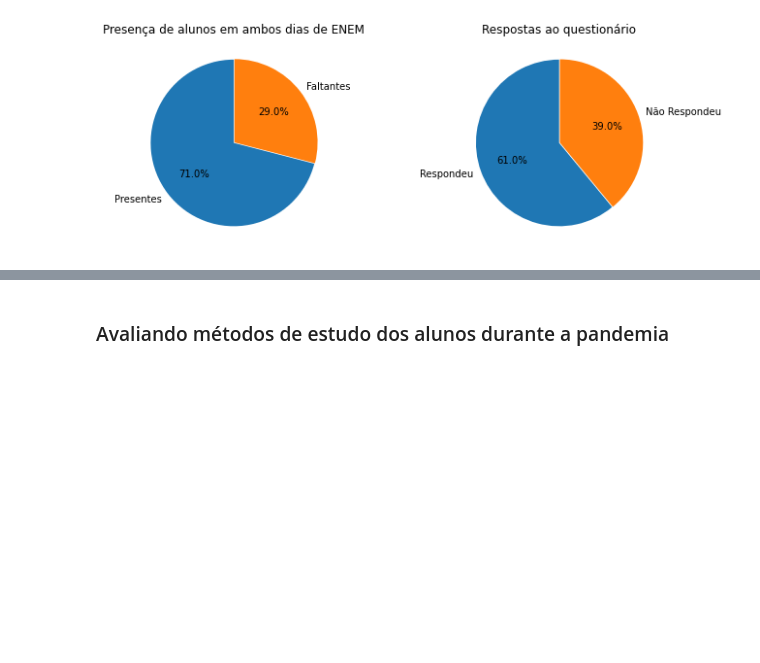
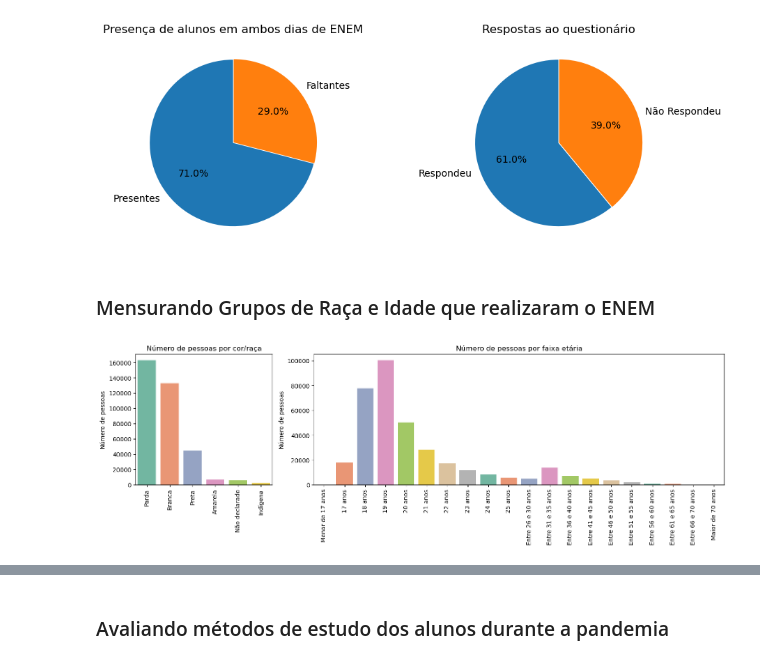
Before and after one commit to iaracastro/EducaODS-Enem, a Jupyter notebook: main.ipynb, the cells around one changed output, grey strips where cells are left out. Saved outputs shown, nothing was run; the diff lists cells and outputs as text; code cells hidden in the pictures; blank space fills up the shorter version.

```diff
--- a/main.ipynb
+++ b/main.ipynb
@@ -11,8 +11,7 @@ colunas_microdados = ['NU_INSCRICAO', 'TP_FAIXA_ETARIA', 'TP_SEXO',
        'TP_COR_RACA', 'TP_NACIONALIDADE', 'TP_ST_CONCLUSAO',
        'TP_ANO_CONCLUIU', 'TP_ESCOLA', 'TP_ENSINO', 'IN_TREINEIRO',
        'CO_MUNICIPIO_ESC', 'TP_PRESENCA_CN', 'TP_PRESENCA_CH', 'TP_PRESENCA_LC',
-       'TP_PRESENCA_MT', 'CO_PROVA_CN', 'CO_PROVA_CH', 'CO_PROVA_LC',
-       'CO_PROVA_MT', 'NU_NOTA_CN', 'NU_NOTA_CH', 'NU_NOTA_LC', 'NU_NOTA_MT',
+       'TP_PRESENCA_MT', 'NU_NOTA_CN', 'NU_NOTA_CH', 'NU_NOTA_LC', 'NU_NOTA_MT',
        'TP_STATUS_REDACAO', 'NU_NOTA_REDACAO', 'Q001', 'Q002', 'Q003', 'Q004',
        'Q005', 'Q006', 'Q024', 'Q025']
 
@@ -42,2 +58,14 @@ Novo tamanho do dataset de microdados: (500000, 33) e do dataset de questionári
+# %%
+df_microdados["Q024"] = df_microdados["Q024"].replace(replace_dict_abdcde)
+df_microdados["Q025"] = df_microdados["Q025"].replace(replace_dict_ab)
+df_microdados = df_microdados.rename(columns=replace_colunas_microdados)
+
+replace_dict_questionario = {0: 'Não Respondeu', 1: 'Respondeu',2: 'Não Respondeu'}
+df_questionario['TP_RESPOSTA'] = df_questionario['TP_RESPOSTA'].replace(replace_dict_questionario)
+
+for i in range(0,18):
+    df_microdados.loc[df_microdados['TP_FAIXA_ETARIA'] == i, 'TP_FAIXA_ETARIA'] = idades_dict[i]
+for i in range(0, 7):
+    df_microdados.loc[df_microdados['TP_COR_RACA'] == i, 'TP_COR_RACA'] = racas_dict[i]
 # %% [markdown]
 ### Avaliando quantos alunos fizeram as provas e o questionário
@@ -61,3 +85,30 @@ axes[1].set_title('Respostas ao questionário')
 plt.tight_layout()
 # %% [output]
 [figure]
+# %% [markdown]
+### Mensurando Grupos de Raça e Idade que realizaram o ENEM
+# %%
+fig = plt.figure(figsize=(15, 5))
+gs = gridspec.GridSpec(1, 2, width_ratios=[1, 3])
+ax1 = fig.add_subplot(gs[0])
+ax2 = fig.add_subplot(gs[1])
+
+# Primeiro plot: Raça
+sns.barplot(x=data_presentes['TP_COR_RACA'].value_counts().index, y=data_presentes['TP_COR_RACA'].value_counts(), ax=ax1, palette='Set2', width=0.8)
+ax1.set_ylabel('Número de pessoas')
+ax1.set_title('Número de pessoas por cor/raça')
+ax1.set_xticklabels(ax1.get_xticklabels(), rotation=90)
+ax1.set_xlabel('')
+
+# Segundo plot: Faixa Etária
+sns.barplot(x=data_presentes['TP_FAIXA_ETARIA'].value_counts().index, y=data_presentes['TP_FAIXA_ETARIA'].value_counts(), ax=ax2, palette='Set2', order=idades_dict.values())
+ax2.set_ylabel('Número de pessoas')
+plt.xlabel('Faixa Etária')
+ax2.set_title('Número de pessoas por faixa etária')
+ax2.set_xticklabels(ax2.get_xticklabels(), rotation=90)
+ax2.set_xlabel('')
+
+plt.tight_layout();
+plt.show()
+# %% [output]
+[figure, added]
```
Also changed, not shown: parts of 16 cells of this notebook, 1 other file.
